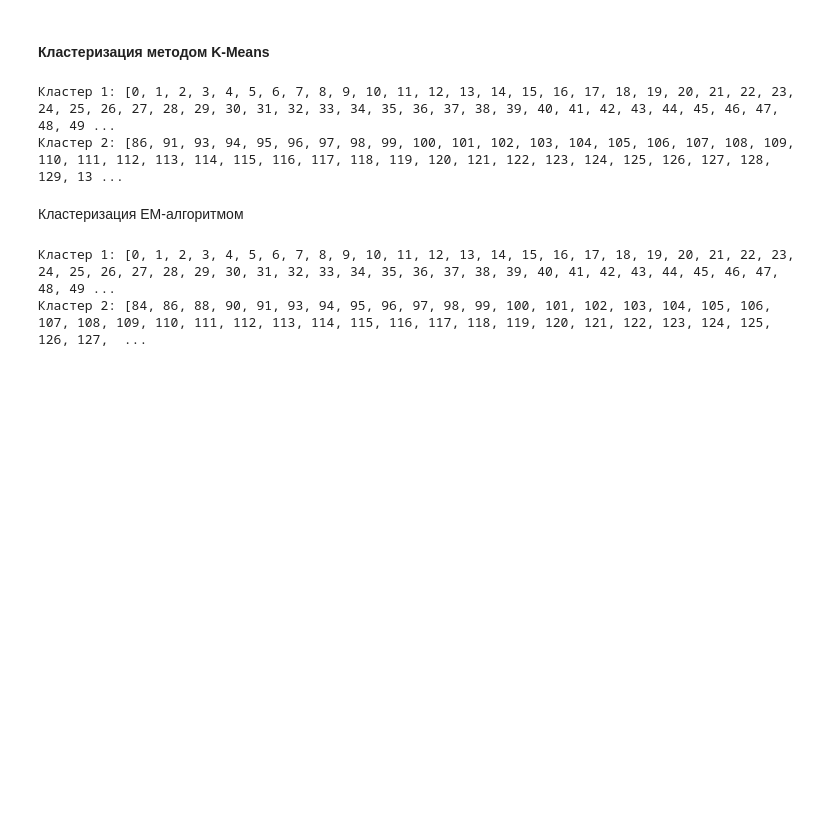
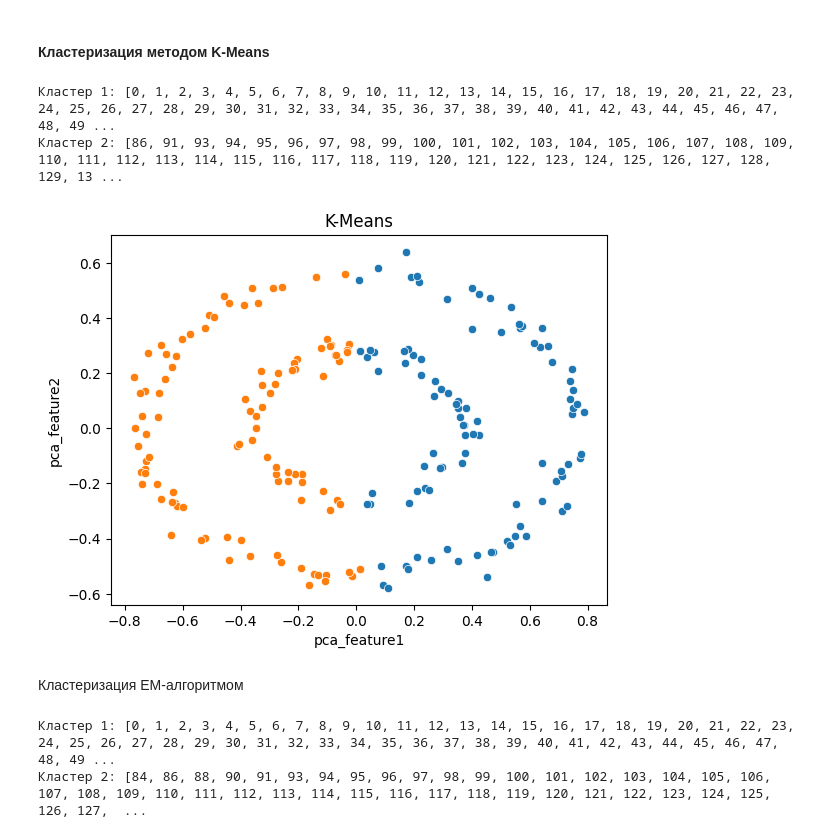
Before and after one commit to a13xbb/data-analysis-labs-mag, a Jupyter notebook: lab2/main.ipynb, the cells around one changed output. Cells and saved outputs as stored; diff of their text form; code cells hidden in the pictures; blank space fills up the shorter version.

```diff
--- a/lab2/main.ipynb
+++ b/lab2/main.ipynb
@@ -179,6 +202,14 @@ for i, cluster in enumerate(clusters_kmeans, start=1):
 # %% [output]
 Кластер 1: [0, 1, 2, 3, 4, 5, 6, 7, 8, 9, 10, 11, 12, 13, 14, 15, 16, 17, 18, 19, 20, 21, 22, 23, 24, 25, 26, 27, 28, 29, 30, 31, 32, 33, 34, 35, 36, 37, 38, 39, 40, 41, 42, 43, 44, 45, 46, 47, 48, 49 ...
 Кластер 2: [86, 91, 93, 94, 95, 96, 97, 98, 99, 100, 101, 102, 103, 104, 105, 106, 107, 108, 109, 110, 111, 112, 113, 114, 115, 116, 117, 118, 119, 120, 121, 122, 123, 124, 125, 126, 127, 128, 129, 13 ...
+# %%
+plt.title('K-Means')
+plt.xlabel('pca_feature1')
+plt.ylabel('pca_feature2')
+for i in range(len(clusters_kmeans)):
+    sns.scatterplot(x=data_2d[list(clusters_kmeans[i])][:, 0], y=data_2d[list(clusters_kmeans[i])][:, 1])
+# %% [output]
+[figure, added]
 # %% [markdown]
 Кластеризация EM-алгоритмом
 # %%
```
Also changed, not shown: parts of 12 cells of this notebook.
